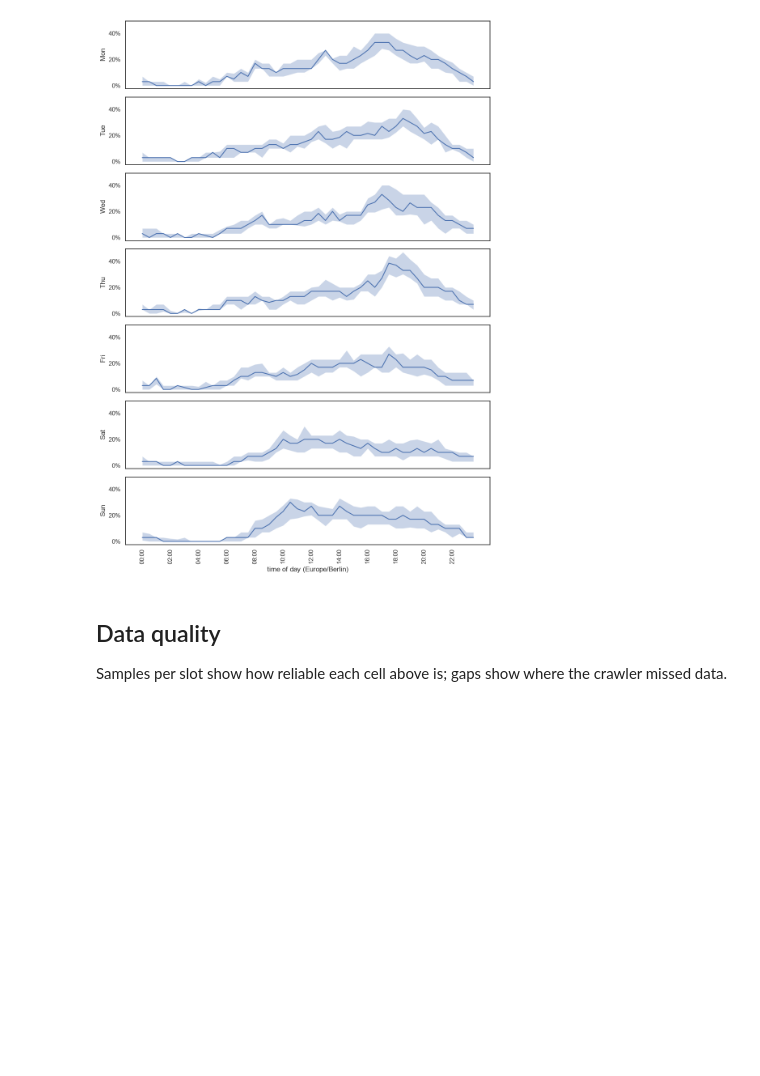
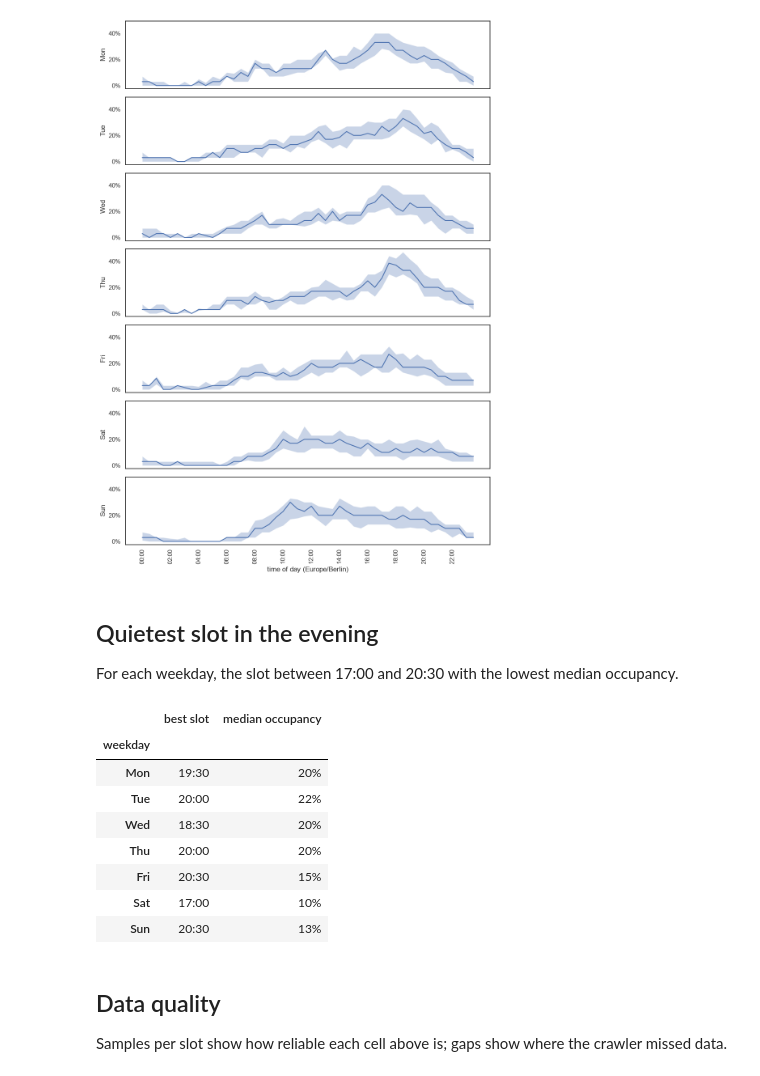
Before and after one commit to marcobiedermann/mygym, a Jupyter notebook: analysis/frequentation.ipynb, the cells around one changed output. Drawn from its saved outputs; the diff is of its cells as text; code cells hidden in the pictures; blank space fills up the shorter version.

Commit message:
feat: show quietest evening slot per weekday
Co-authored-by: Copilot <223556219+Copilot@users.noreply.github.com>

```diff
--- a/analysis/frequentation.ipynb
+++ b/analysis/frequentation.ipynb
@@ -100,6 +100,32 @@ fig.tight_layout()
 plt.show()
 # %% [output]
 [figure]
+# %% [markdown]
+## Quietest slot in the evening
+
+For each weekday, the slot between 17:00 and 20:30 with the lowest median occupancy.
+# %%
+EVENING_START, EVENING_END = "17:00", "20:30"
+
+evening = heatmap.loc[EVENING_START:EVENING_END]
+best_evening = pd.DataFrame(
+    {
+        "best slot": evening.idxmin(),
+        "median occupancy": evening.min().map("{:.0%}".format),
+    }
+)
+best_evening.index.name = "weekday"
+best_evening
+# %% [output]
+|  | best slot | median occupancy |
+| weekday |  |  |
+| Mon | 19:30 | 20% |
+| Tue | 20:00 | 22% |
+| Wed | 18:30 | 20% |
+| Thu | 20:00 | 20% |
+| Fri | 20:30 | 15% |
+| Sat | 17:00 | 10% |
+| Sun | 20:30 | 13% |
 # %% [markdown]
 ## Data quality
 
```
